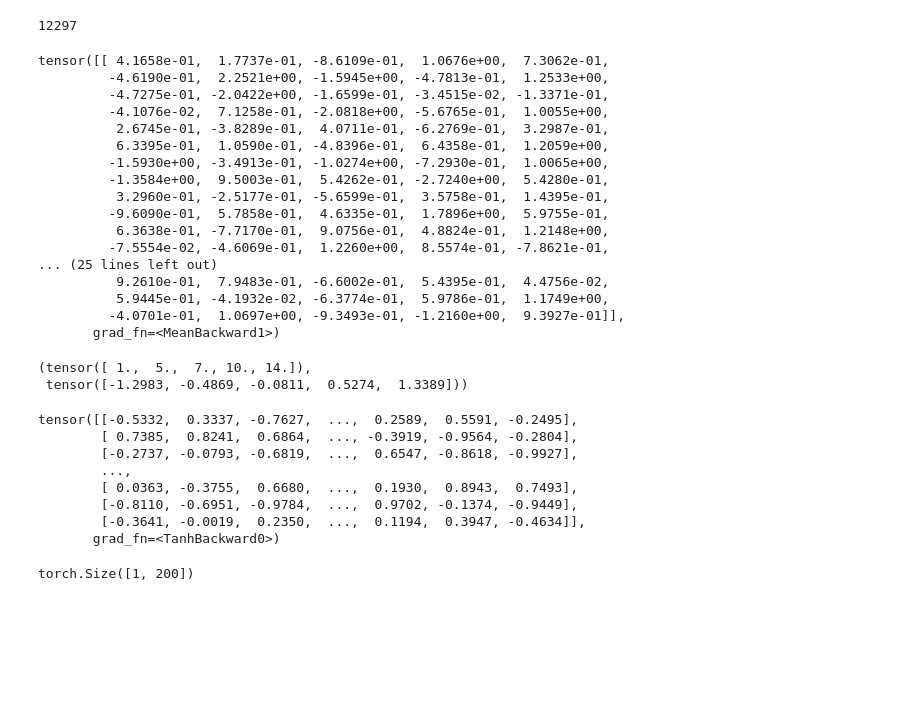
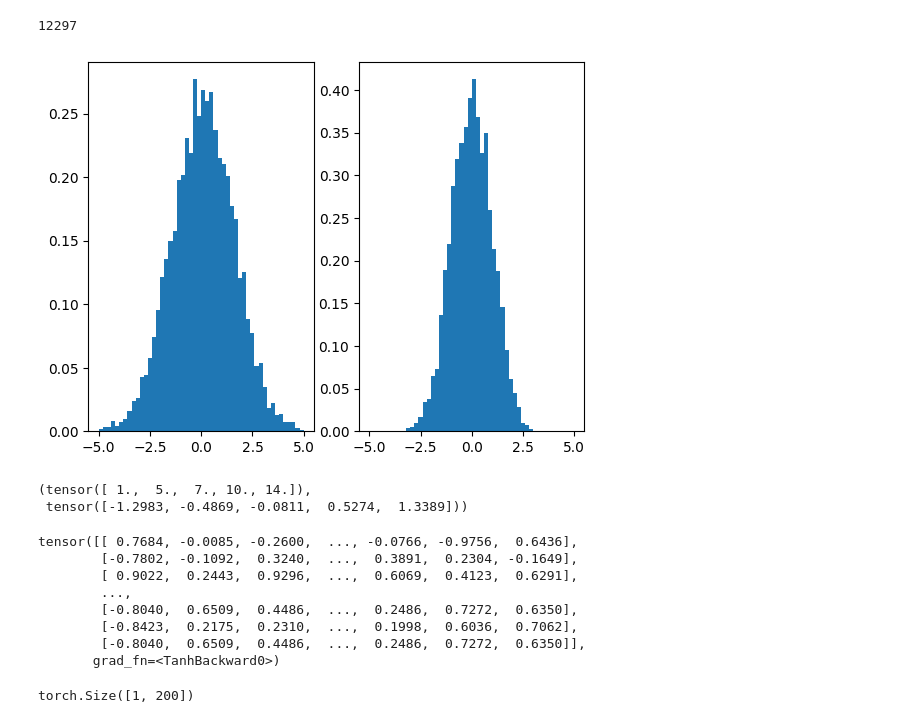
Before and after one commit to tomstagg/nn-zero-to-hero, a Jupyter notebook: notebooks/part_3_gradients_activation.ipynb, the cells around one changed output. Cells and saved outputs as stored; diff of their text form; code cells hidden in the pictures; blank space fills up the shorter version.

Commit message:
grad activation extras

```diff
--- a/notebooks/part_3_gradients_activation.ipynb
+++ b/notebooks/part_3_gradients_activation.ipynb
@@ -626,26 +622,33 @@ for p in parameters:
     p.requires_grad = True
 # %% [output]
 12297
+# %%
+batch_size = 32
+lossi = []
+
+    # minibatch
+ix = torch.randint(0, Xtr.shape[0], (batch_size,), generator=g)
+Xb, Yb = Xtr[ix], Ytr[ix]
+
+# forward pass
+emb = C[Xb] # emb chars into vectors
+embcat = emb.view(emb.shape[0],-1) # concat the vectors
+hpreact = embcat @ W1 + b1 # hidden layer pre-activation
+# hpreact  = bngain * (hpreact - hpreact.mean(0, keepdim=True)) / hpreact.std(0, keepdim=True) + bnbias # batch normalisation
 # %%
-hpreact.mean(0, keepdim=True)
+## the hidden layer in to the normalisation function looks like this, you can see that if this is passed into the activation function
+# it would situate the inputs
+# we normalise the results
+hpreact.mean(0), hpreact.std()
+# plt.figure(figsize=(20,5))
+plt.subplot(121)
+plt.hist(hpreact.view(-1).tolist(), 50, density=True, range=(-5,5));
+hpreact_normalised = (hpreact - hpreact.mean(0, keepdim=True)) / hpreact.std(0, keepdim=True)
+plt.subplot(122)
+plt.hist(hpreact_normalised.view(-1).tolist(), 50, density=True, range=(-5,5));
+# hpreact.mean(0, keepdim=True)
 # %% [output]
-tensor([[ 4.1658e-01,  1.7737e-01, -8.6109e-01,  1.0676e+00,  7.3062e-01,
-         -4.6190e-01,  2.2521e+00, -1.5945e+00, -4.7813e-01,  1.2533e+00,
-         -4.7275e-01, -2.0422e+00, -1.6599e-01, -3.4515e-02, -1.3371e-01,
-         -4.1076e-02,  7.1258e-01, -2.0818e+00, -5.6765e-01,  1.0055e+00,
-          2.6745e-01, -3.8289e-01,  4.0711e-01, -6.2769e-01,  3.2987e-01,
-          6.3395e-01,  1.0590e-01, -4.8396e-01,  6.4358e-01,  1.2059e+00,
-         -1.5930e+00, -3.4913e-01, -1.0274e+00, -7.2930e-01,  1.0065e+00,
-         -1.3584e+00,  9.5003e-01,  5.4262e-01, -2.7240e+00,  5.4280e-01,
-          3.2960e-01, -2.5177e-01, -5.6599e-01,  3.5758e-01,  1.4395e-01,
-         -9.6090e-01,  5.7858e-01,  4.6335e-01,  1.7896e+00,  5.9755e-01,
-          6.3638e-01, -7.7170e-01,  9.0756e-01,  4.8824e-01,  1.2148e+00,
-         -7.5554e-02, -4.6069e-01,  1.2260e+00,  8.5574e-01, -7.8621e-01,
-... (25 lines left out)
-          9.2610e-01,  7.9483e-01, -6.6002e-01,  5.4395e-01,  4.4756e-02,
-          5.9445e-01, -4.1932e-02, -6.3774e-01,  5.9786e-01,  1.1749e+00,
-         -4.0701e-01,  1.0697e+00, -9.3493e-01, -1.2160e+00,  9.3927e-01]],
-       grad_fn=<MeanBackward1>)
+[figure, added]
 # %%
 t = torch.tensor([1.0,5,7,10,14])
 
@@ -659,13 +662,13 @@ t, (t-t.mean())/t.std()
 torch.tanh(hpreact)
 torch.tanh((hpreact - hpreact.mean(0, keepdim=True)) / hpreact.std(0, keepdim=True))
 # %% [output]
-tensor([[-0.5332,  0.3337, -0.7627,  ...,  0.2589,  0.5591, -0.2495],
-        [ 0.7385,  0.8241,  0.6864,  ..., -0.3919, -0.9564, -0.2804],
-        [-0.2737, -0.0793, -0.6819,  ...,  0.6547, -0.8618, -0.9927],
+tensor([[ 0.7684, -0.0085, -0.2600,  ..., -0.0766, -0.9756,  0.6436],
+        [-0.7802, -0.1092,  0.3240,  ...,  0.3891,  0.2304, -0.1649],
+        [ 0.9022,  0.2443,  0.9296,  ...,  0.6069,  0.4123,  0.6291],
         ...,
-        [ 0.0363, -0.3755,  0.6680,  ...,  0.1930,  0.8943,  0.7493],
-        [-0.8110, -0.6951, -0.9784,  ...,  0.9702, -0.1374, -0.9449],
-        [-0.3641, -0.0019,  0.2350,  ...,  0.1194,  0.3947, -0.4634]],
+        [-0.8040,  0.6509,  0.4486,  ...,  0.2486,  0.7272,  0.6350],
+        [-0.8423,  0.2175,  0.2310,  ...,  0.1998,  0.6036,  0.7062],
+        [-0.8040,  0.6509,  0.4486,  ...,  0.2486,  0.7272,  0.6350]],
        grad_fn=<TanhBackward0>)
 # %%
 hpreact.std(0, keepdim=True).shape
```
Also changed, not shown: parts of 13 cells of this notebook.
